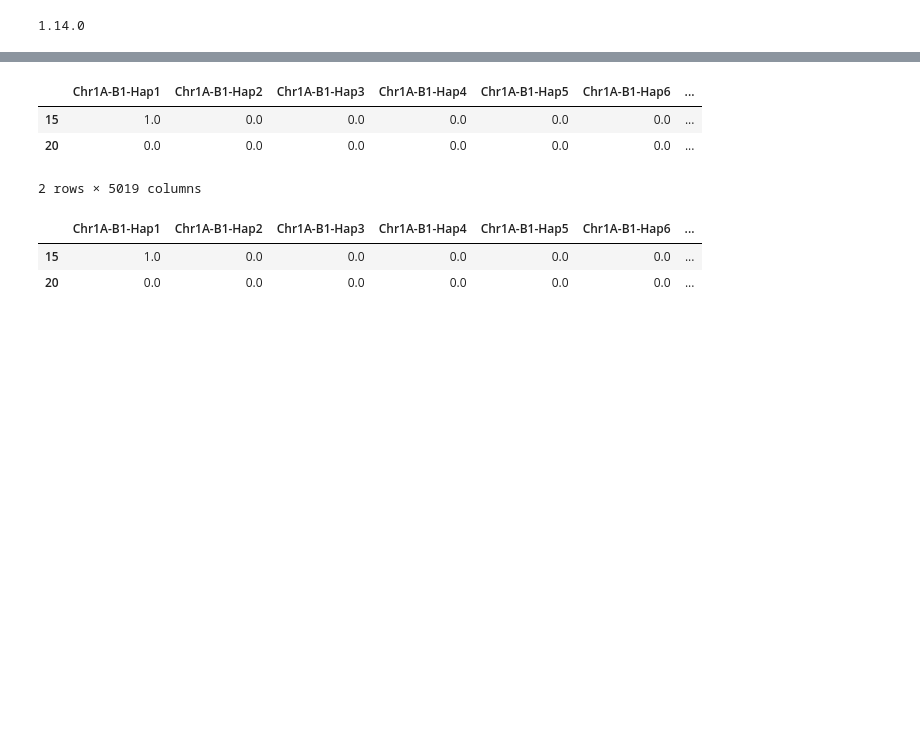
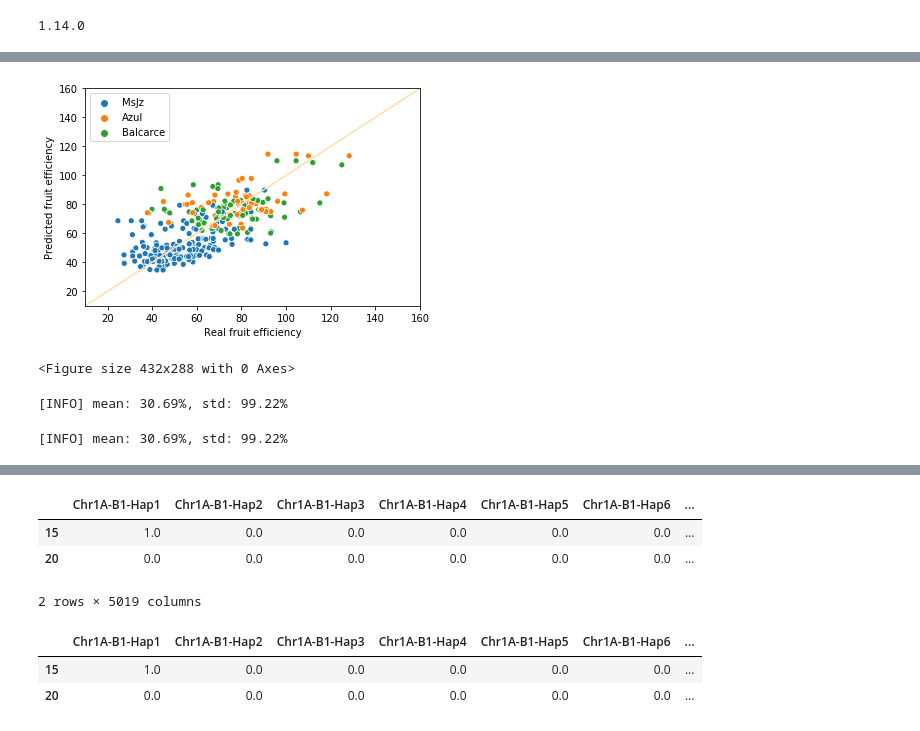
Before and after one commit to juancresc/am_prediction, a Jupyter notebook: tf_2.ipynb, the cells around one changed output, grey strips where cells are left out. Drawn from its saved outputs; the diff is of its cells as text; code cells hidden in the pictures; blank space fills up the shorter version.

```diff
--- a/tf_2.ipynb
+++ b/tf_2.ipynb
@@ -205,0 +372,22 @@ _ = plt.ylabel("Count")
+# %%
+
+def f_city(x):
+    if x['Balcarce'] == 1.0: return 'Balcarce'
+    if x['Azul'] == 1.0: return 'Azul'
+    if x['MsJz'] == 1.0: return 'MsJz'
+
+city = test_dataset.apply(f_city, axis=1)
+# %%
+sns.scatterplot(x=test_labels,y=test_predictions,hue=city)
+_ = plt.plot([10, 350], [10, 350], color='navajowhite')
+plt.xlabel('Real ' + Y_name.lower())
+plt.ylabel('Predicted ' + Y_name.lower())
+plt.xlim(10, 160)
+plt.ylim(10, 160)
+fig = plt.gcf()
+plt.show()
+plt.draw()
+fig.savefig('data/' + Y + '_predict_vs_real.png', dpi=150)
+# %% [output]
+[figure, added]
+<Figure size 432x288 with 0 Axes>
@@ -205,0 +397,22 @@ _ = plt.ylabel("Count")
+# %%
+diff = test_predictions.flatten() - test_labels
+percentDiff = (diff / test_labels) * 100
+absPercentDiff = np.abs(percentDiff)
+
+mean = np.mean(absPercentDiff)
+std = np.std(absPercentDiff)
+
+print("[INFO] mean: {:.2f}%, std: {:.2f}%".format(mean, std))
+# %% [output]
+[INFO] mean: 30.69%, std: 99.22%
+# %%
+diff = test_predictions.flatten() - test_labels
+percentDiff = (diff / test_labels) * 100
+absPercentDiff = np.abs(percentDiff)
+
+mean = np.mean(absPercentDiff)
+std = np.std(absPercentDiff)
+
+print("[INFO] mean: {:.2f}%, std: {:.2f}%".format(mean, std))
+# %% [output]
+[INFO] mean: 30.69%, std: 99.22%
```
Also changed, not shown: parts of 87 cells of this notebook, 2 other files.
